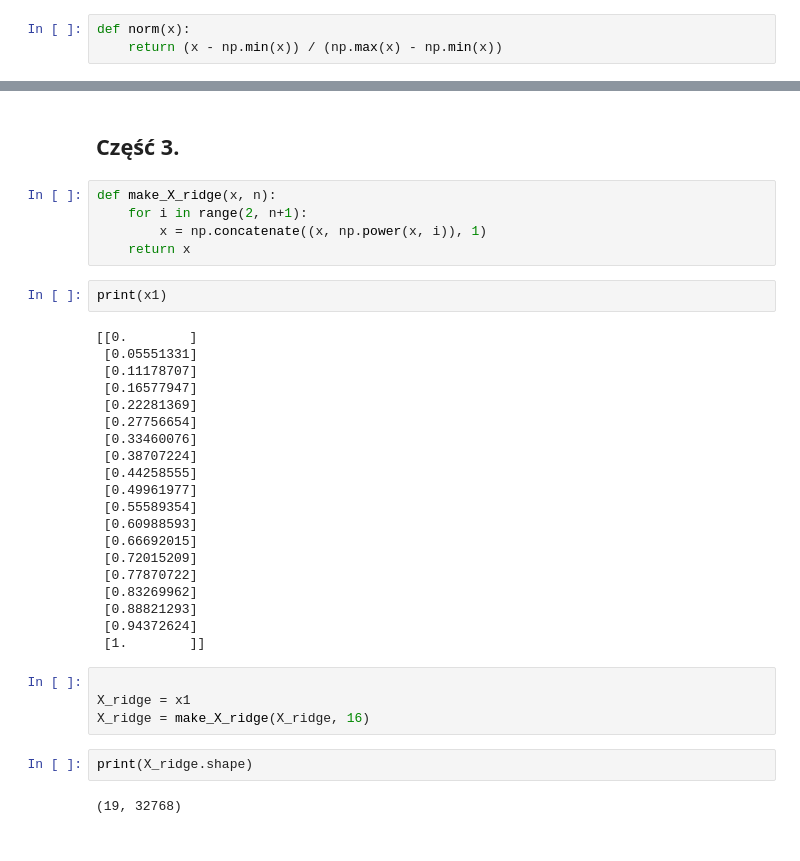
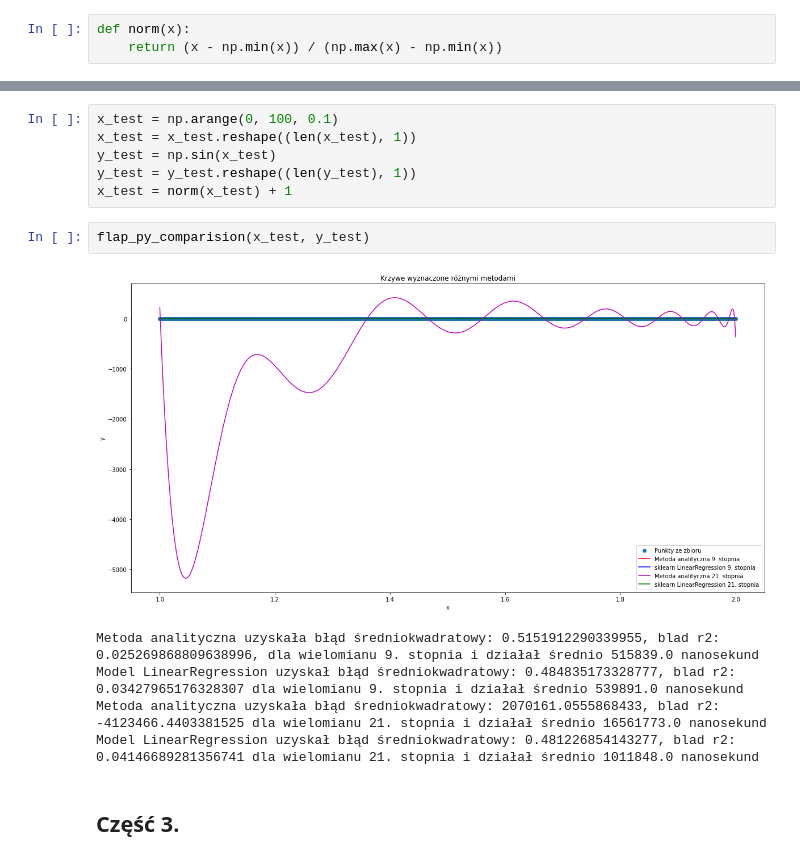
Before and after one commit to DonChaka/PUM, a Jupyter notebook: 1.RegresjaLiniowa/1RegresjaLiniowa.ipynb, the cells around one changed output, grey strips where cells are left out. Drawn from its saved outputs; the diff is of its cells as text.

```diff
--- a/1.RegresjaLiniowa/1RegresjaLiniowa.ipynb
+++ b/1.RegresjaLiniowa/1RegresjaLiniowa.ipynb
@@ -214,37 +213,16 @@ Model LinearRegression uzyskał błąd średniokwadratowy równy 31.023597736036
+# %%
+x_test = np.arange(0, 100, 0.1)
+x_test = x_test.reshape((len(x_test), 1))
+y_test = np.sin(x_test)
+y_test = y_test.reshape((len(y_test), 1))
+x_test = norm(x_test) + 1
+# %%
+flap_py_comparision(x_test, y_test)
+# %% [output]
+[figure, added]
+Metoda analityczna uzyskała błąd średniokwadratowy: 0.5151912290339955, blad r2: 0.025269868809638996, dla wielomianu 9. stopnia i działał średnio 515839.0 nanosekund
+Model LinearRegression uzyskał błąd średniokwadratowy: 0.484835173328777, blad r2: 0.03427965176328307 dla wielomianu 9. stopnia i działał średnio 539891.0 nanosekund
+Metoda analityczna uzyskała błąd średniokwadratowy: 2070161.0555868433, blad r2: -4123466.4403381525 dla wielomianu 21. stopnia i działał średnio 16561773.0 nanosekund
+Model LinearRegression uzyskał błąd średniokwadratowy: 0.481226854143277, blad r2: 0.04146689281356741 dla wielomianu 21. stopnia i działał średnio 1011848.0 nanosekund
 # %% [markdown]
 ## Część 3.
-# %%
-def make_X_ridge(x, n):
-    for i in range(2, n+1):
-        x = np.concatenate((x, np.power(x, i)), 1)
-    return x
-# %%
-print(x1)
-# %% [output]
-[[0.        ]
- [0.05551331]
- [0.11178707]
- [0.16577947]
- [0.22281369]
- [0.27756654]
- [0.33460076]
- [0.38707224]
- [0.44258555]
- [0.49961977]
- [0.55589354]
- [0.60988593]
- [0.66692015]
- [0.72015209]
- [0.77870722]
- [0.83269962]
- [0.88821293]
- [0.94372624]
- [1.        ]]
-# %%
-
-X_ridge = x1
-X_ridge = make_X_ridge(X_ridge, 16)
-# %%
-print(X_ridge.shape)
-# %% [output]
-(19, 32768)
```
Also changed, not shown: parts of 21 cells of this notebook.
